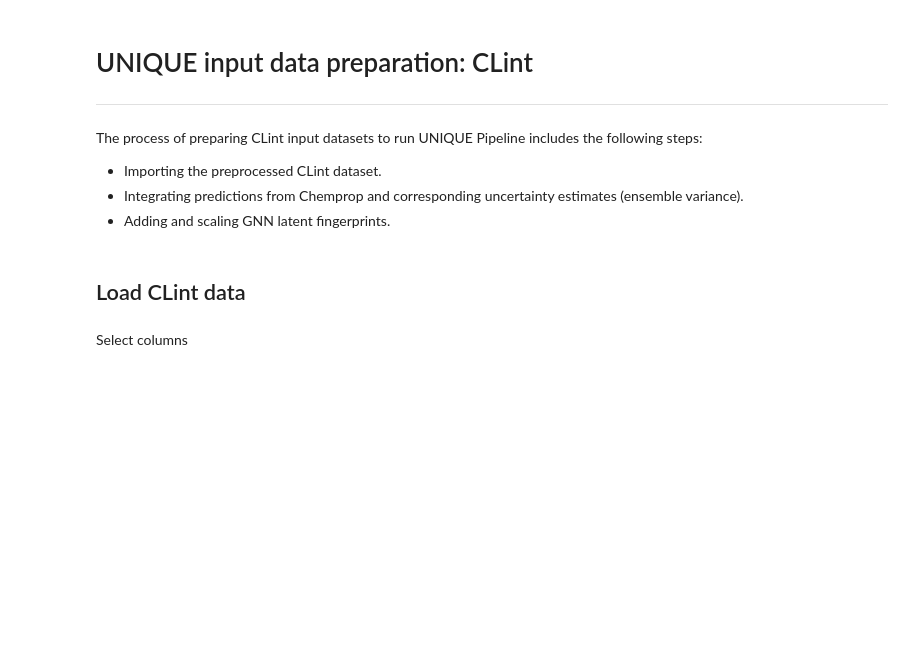
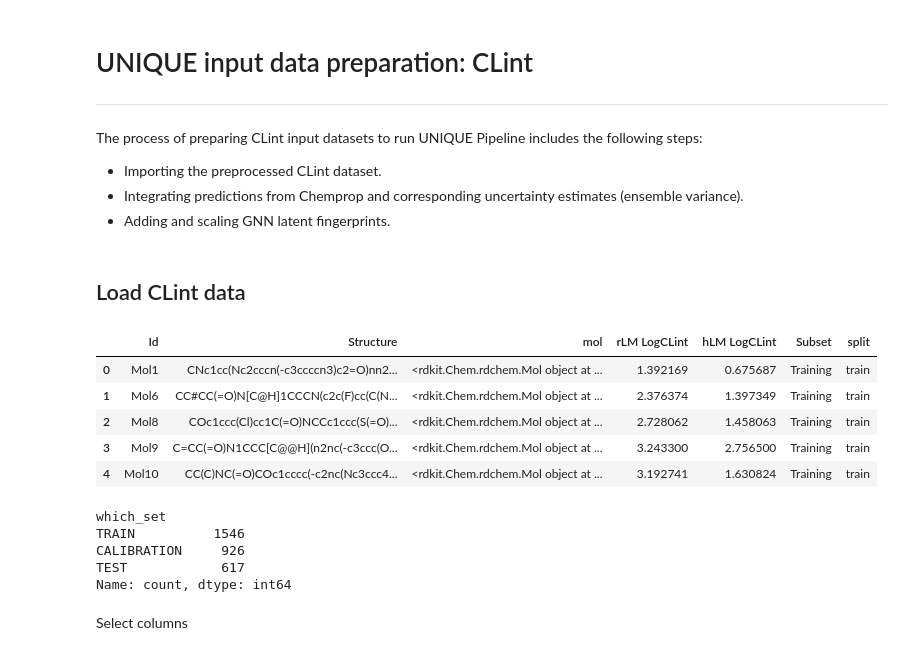
Before and after one commit to Novartis/UNIQUE, a Jupyter notebook: example_usage/ADME_public/Prepare_UNIQUE_input_CLint.ipynb, the cells around one changed output. Drawn from its saved outputs; the diff is of its cells as text; code cells hidden in the pictures; blank space fills up the shorter version.

Commit message:
update paths and column names

```diff
--- a/example_usage/ADME_public/Prepare_UNIQUE_input_CLint.ipynb
+++ b/example_usage/ADME_public/Prepare_UNIQUE_input_CLint.ipynb
@@ -14,12 +14,25 @@ import numpy as np
 # %% [markdown]
 ## Load CLint data
 # %%
-df = pd.read_csv('../data/CLint_dataset_with_splits.csv', index_col=0)
+df = pd.read_csv('data/CLint_dataset_with_splits.csv', index_col=0)
 df.head()
+# %% [output]
+|  | Id | Structure | mol | rLM LogCLint | hLM LogCLint | Subset | split |
+| 0 | Mol1 | CNc1cc(Nc2cccn(-c3ccccn3)c2=O)nn2... | <rdkit.Chem.rdchem.Mol object at ... | 1.392169 | 0.675687 | Training | train |
+| 1 | Mol6 | CC#CC(=O)N[C@H]1CCCN(c2c(F)cc(C(N... | <rdkit.Chem.rdchem.Mol object at ... | 2.376374 | 1.397349 | Training | train |
+| 2 | Mol8 | COc1ccc(Cl)cc1C(=O)NCCc1ccc(S(=O)... | <rdkit.Chem.rdchem.Mol object at ... | 2.728062 | 1.458063 | Training | train |
+| 3 | Mol9 | C=CC(=O)N1CCC[C@@H](n2nc(-c3ccc(O... | <rdkit.Chem.rdchem.Mol object at ... | 3.243300 | 2.756500 | Training | train |
+| 4 | Mol10 | CC(C)NC(=O)COc1cccc(-c2nc(Nc3ccc4... | <rdkit.Chem.rdchem.Mol object at ... | 3.192741 | 1.630824 | Training | train |
 # %%
 df['which_set'] = df['Subset'].copy()
 df['which_set'] = df['which_set'].replace({'Training':'TRAIN', 'Calibration':'CALIBRATION', 'Validation':'TEST'})
 df['which_set'].value_counts()
+# %% [output]
+which_set
+TRAIN          1546
+CALIBRATION     926
+TEST            617
+Name: count, dtype: int64
 # %% [markdown]
 Select columns
 # %%
```
Also changed, not shown: parts of 19 cells of this notebook, 2 other files.
